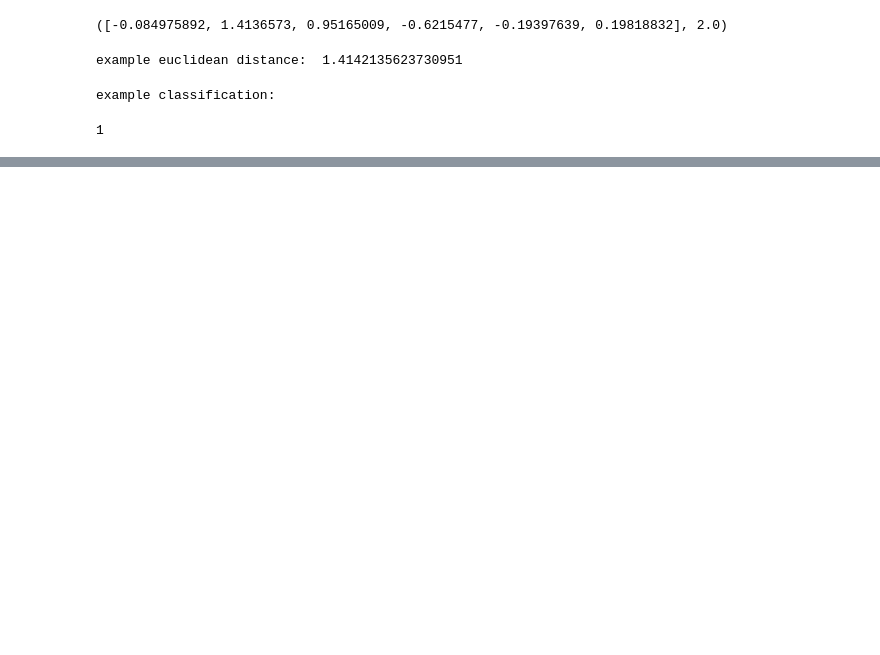
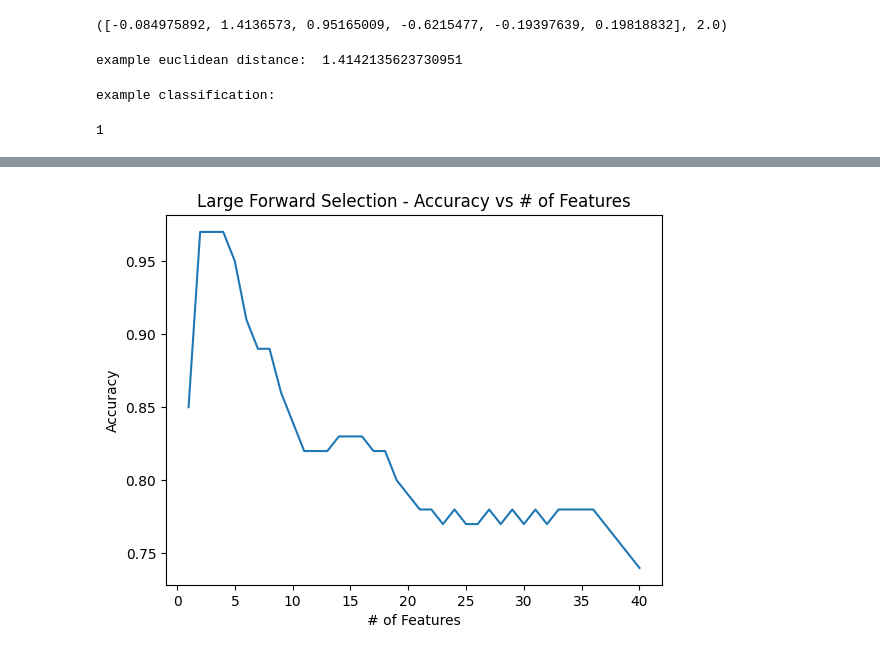
Before and after one commit to Quidifer/NearestNeighborSearch, a Jupyter notebook: main.ipynb, the cells around one changed output, grey strips where cells are left out. Drawn from its saved outputs; the diff is of its cells as text; code cells hidden in the pictures; blank space fills up the shorter version.

```diff
--- a/main.ipynb
+++ b/main.ipynb
@@ -287,0 +358,14 @@ Test classification using features 2, 5, 3
+# %%
+#analysis of large dataset forward
+
+number_of_features = []
+for set in large_forward_data[3]:
+    number_of_features.append(len(set))
+
+plt.plot(number_of_features, large_forward_data[2])
+plt.xlabel('# of Features')
+plt.ylabel('Accuracy')
+plt.title('Large Forward Selection - Accuracy vs # of Features')
+plt.show()
+# %% [output]
+[figure, added]
```
Also changed, not shown: parts of 10 cells of this notebook, 2 other files.
